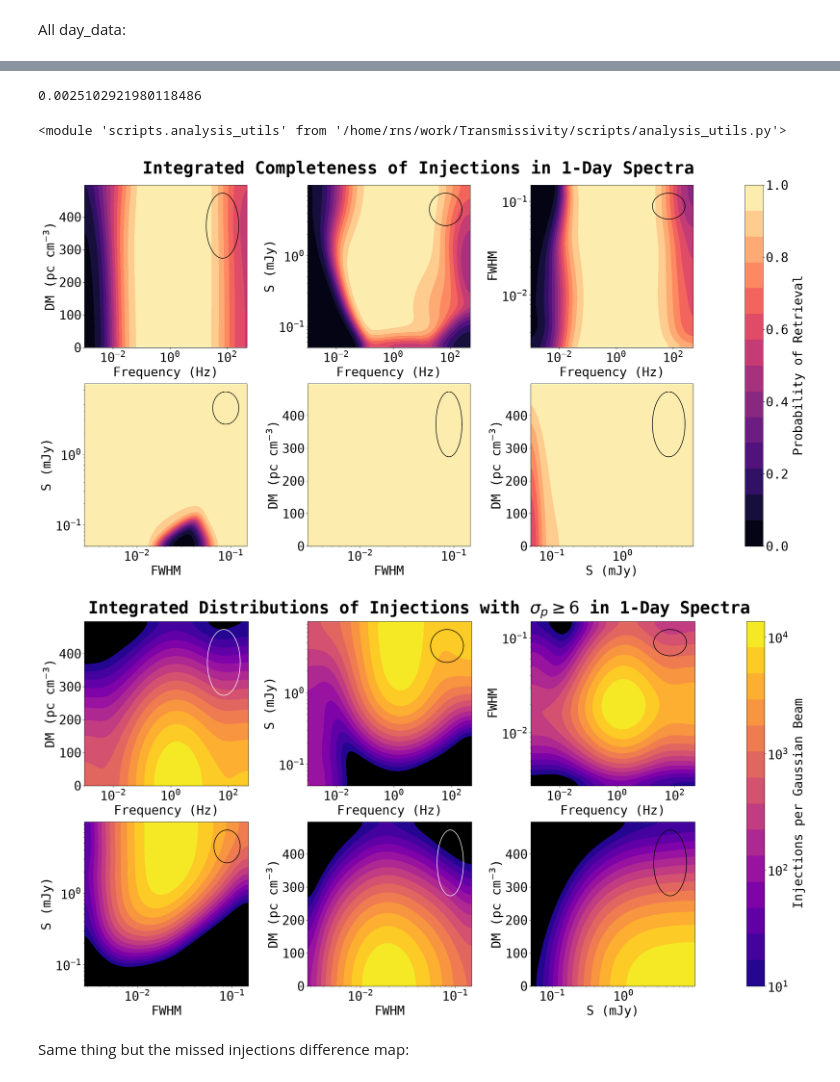
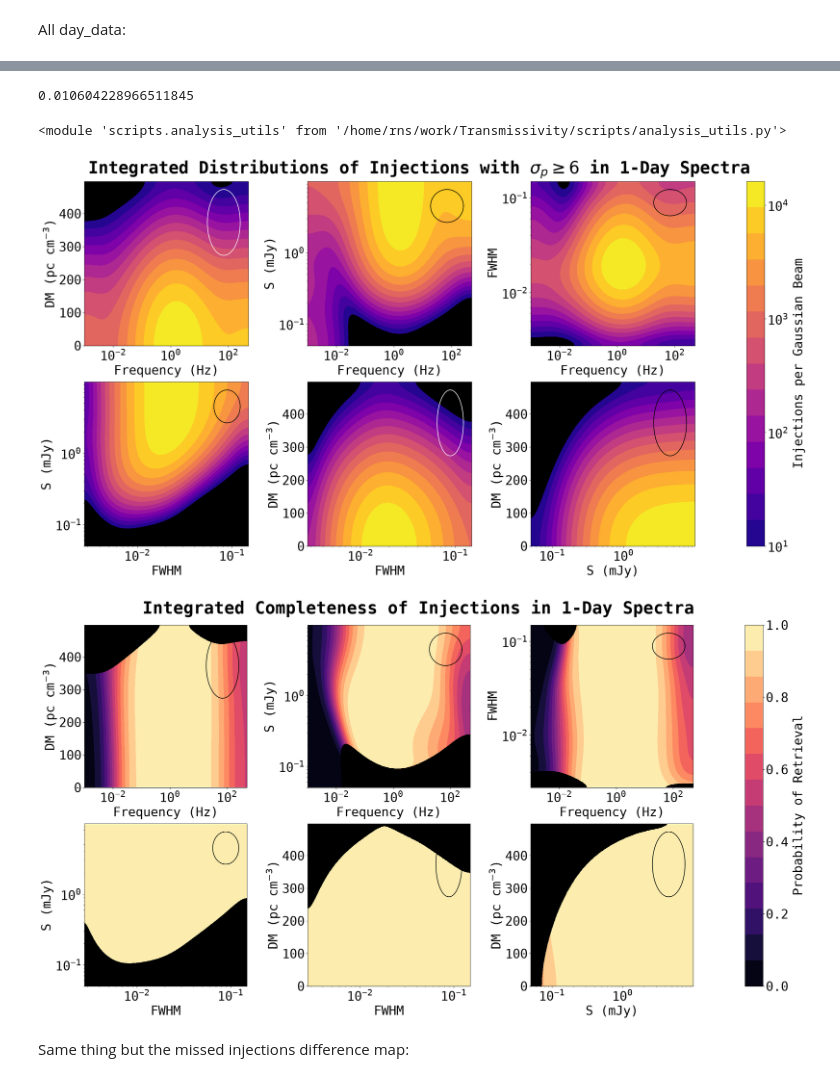
Before and after one commit to chime-sps/Transmissivity, a Jupyter notebook: results/injection_analysis_2d.ipynb, the cells around one changed output, grey strips where cells are left out. Cells and saved outputs as stored; diff of their text form; code cells hidden in the pictures.

```diff
--- a/results/injection_analysis_2d.ipynb
+++ b/results/injection_analysis_2d.ipynb
@@ -39,7 +39,7 @@ def dm_edge_mask(arr, margin = 10.):
     inv = inv.ravel()
     pointing_maxdm = np.zeros(inv.max() + 1)
     np.maximum.at(pointing_maxdm, inv, arr[:, DM_idx])
-    return (arr[:, DM_idx] > 0.) & (arr[:, DM_idx] <= pointing_maxdm[inv] - margin)
+    return (arr[:, DM_idx] > 0.) & (arr[:, DM_idx] < pointing_maxdm[inv])
 
 day_data = day_data[dm_edge_mask(day_data)]
 month_data = month_data[dm_edge_mask(month_data)]
@@ -64,3 +64,6 @@ Number of injections: 145480
+# %%
+def mask_thin(maps, injections, min_inj = 100):
+    return [np.where(inj >= min_inj, m, np.nan) for m, inj in zip(maps, injections)]
 # %%
 day_fglob_mask = (day_data[:, f_idx] > 0.1) & (day_data[:, f_idx] < 250.)
 day_DMglob_mask = (day_data[:, DM_idx] > 1.) & (day_data[:, DM_idx] < 600.)
@@ -174,7 +171,7 @@ day_data_low_flux = day_data[S_mask]
 day_data_low_flux_retrieved = day_data[S_mask & retrieved_mask]
 100*len(day_data_low_flux_retrieved) / len(day_data_low_flux)
 # %% [output]
-0.0025102921980118486
+0.010604228966511845
 # %%
 sigma_mask = day_data[:, 8] > 6.
 
@@ -220,35 +217,35 @@ importlib.reload(au)
 # %%
 completenesses_1 = [dm_f_ret_p_smooth_1, s_f_ret_p_smooth_1, fwhm_f_ret_p_smooth_1,
              s_fwhm_ret_p_smooth_1, dm_fwhm_ret_p_smooth_1, dm_s_ret_p_smooth_1]
-
-au.make_contour_map(completenesses_1,
-                     bins1, bins2,
-                     dev1, dev2,
-                     'Integrated Completeness of Injections in 1-Day Spectra',
-                     ellipse_colors = ['k', 'k', 'k', 'k', 'k', 'k']
-                     )
 
 injections_1 = [dm_f_inj_smooth_1,
                 s_f_inj_smooth_1,
                 fwhm_f_inj_smooth_1,
                 s_fwhm_inj_smooth_1,
                 dm_fwhm_inj_smooth_1,
                 dm_s_inj_smooth_1
                 ]
 
 au.make_contour_map(injections_1,
                      bins1, bins2,
                      dev1, dev2,
                      r'Integrated Distributions of Injections with $\sigma_p \geq 6$ in 1-Day Spectra',
                     cmap = 'plasma',
                      colorbar_name = 'Injections per Gaussian Beam',
                      cmap_log = True,
                      ellipse_colors = ['w', 'k', 'k', 'k', 'w', 'k'],
                      log_ticks = [1e1, 1e2, 1e3, 1e4]
                      )
+
+au.make_contour_map(mask_thin(completenesses_1, injections_1, 20),
+                     bins1, bins2,
+                     dev1, dev2,
+                     'Integrated Completeness of Injections in 1-Day Spectra',
+                     ellipse_colors = ['k', 'k', 'k', 'k', 'k', 'k']
+                     )
 # %% [output]
-[figure, old version]
+[figure, new version]
-[figure, old version]
+[figure, new version]
 # %% [markdown]
 Same thing but the missed injections difference map:
 # %%
```
Also changed, not shown: parts of 15 cells of this notebook.
